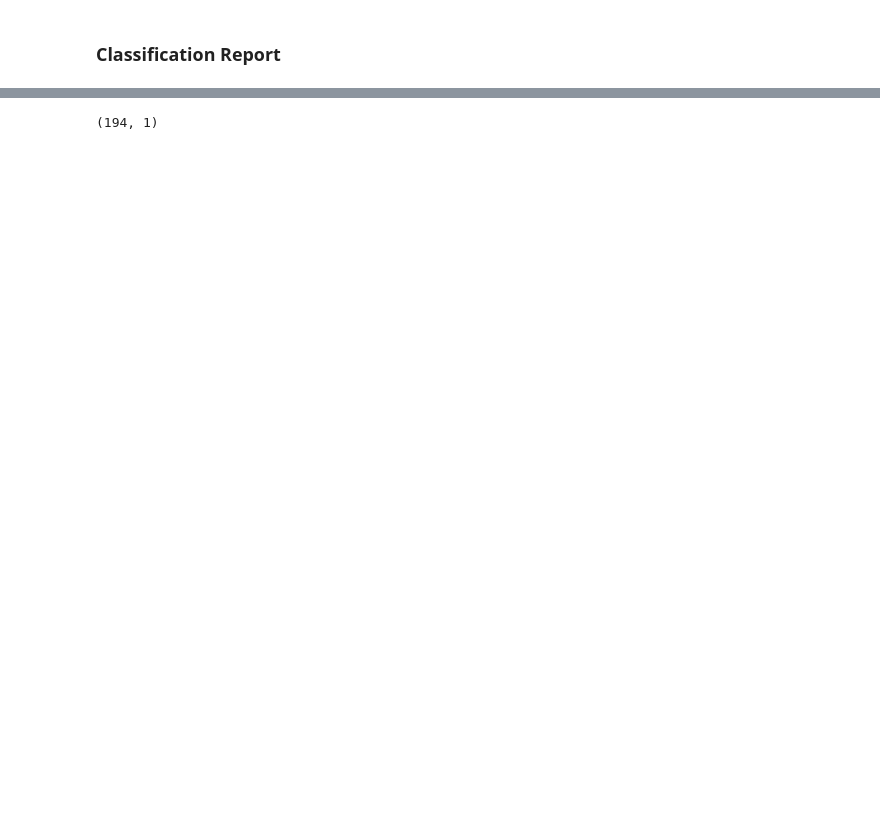
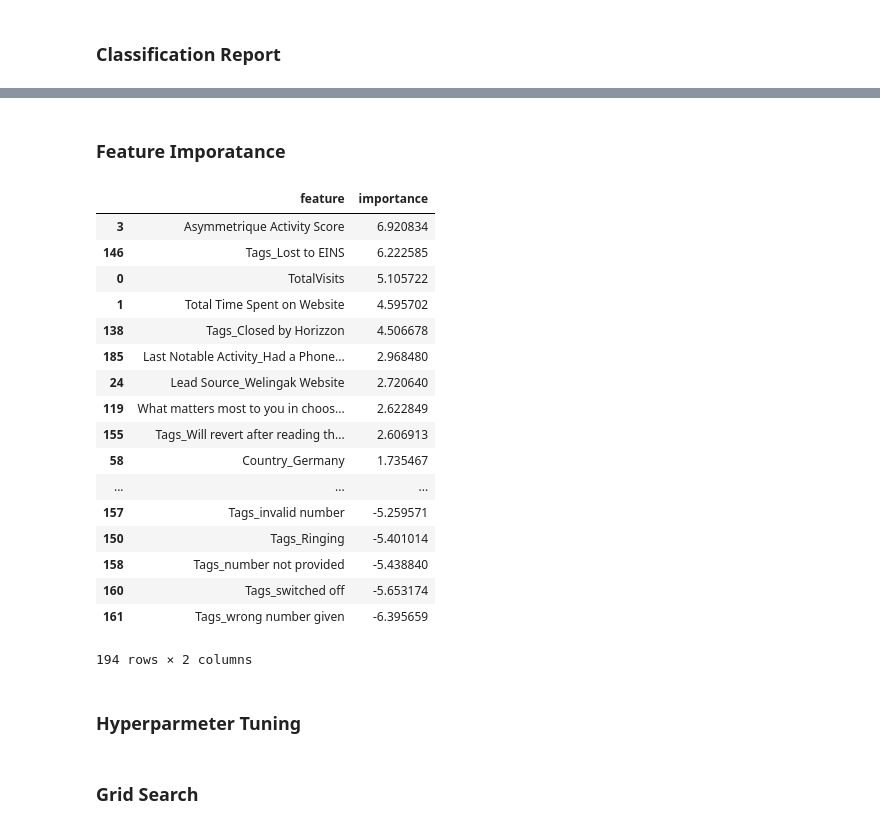
Before and after one commit to sourishsarmah/leads-conversion, a Jupyter notebook: Leads.ipynb, the cells around one changed output, grey strips where cells are left out. Drawn from its saved outputs; the diff is of its cells as text; code cells hidden in the pictures; blank space fills up the shorter version.

```diff
--- a/Leads.ipynb
+++ b/Leads.ipynb
@@ -218 +208,30 @@ array([0, 1])
+# %% [markdown]
+### Feature Imporatance
+# %%
+from utils import featureimportance
+
+featureimportance(classifier, X.columns)
+# %% [output]
+|  | feature | importance |
+| 3 | Asymmetrique Activity Score | 6.920834 |
+| 146 | Tags_Lost to EINS | 6.222585 |
+| 0 | TotalVisits | 5.105722 |
+| 1 | Total Time Spent on Website | 4.595702 |
+| 138 | Tags_Closed by Horizzon | 4.506678 |
+| 185 | Last Notable Activity_Had a Phone... | 2.968480 |
+| 24 | Lead Source_Welingak Website | 2.720640 |
+| 119 | What matters most to you in choos... | 2.622849 |
+| 155 | Tags_Will revert after reading th... | 2.606913 |
+| 58 | Country_Germany | 1.735467 |
+| ... | ... | ... |
+| 157 | Tags_invalid number | -5.259571 |
+| 150 | Tags_Ringing | -5.401014 |
+| 158 | Tags_number not provided | -5.438840 |
+| 160 | Tags_switched off | -5.653174 |
+| 161 | Tags_wrong number given | -6.395659 |
+194 rows × 2 columns
+# %% [markdown]
+### Hyperparmeter Tuning
+# %% [markdown]
+### Grid Search
 # %%
@@ -232,4 +246,0 @@ array([0, 1])
-# %%
-np.reshape(np.array(X.columns).T, (-1,1)).shape
-# %% [output]
-(194, 1)
```
Also changed, not shown: parts of 39 cells of this notebook.
